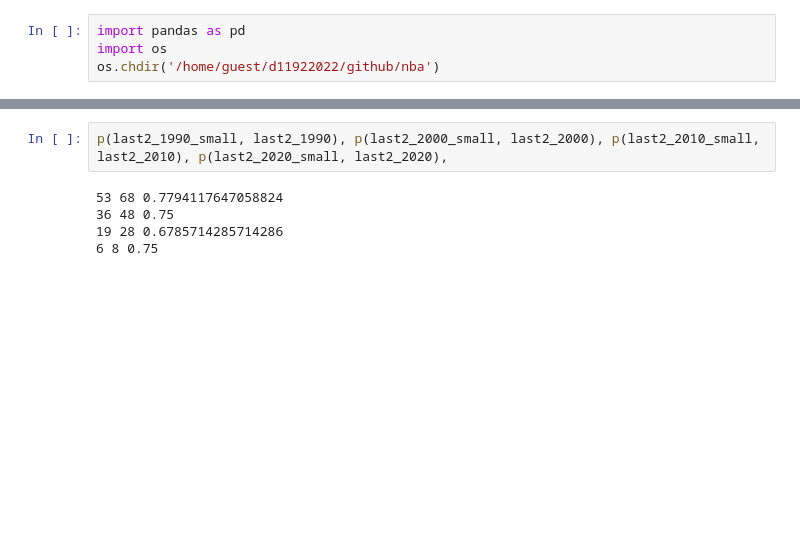
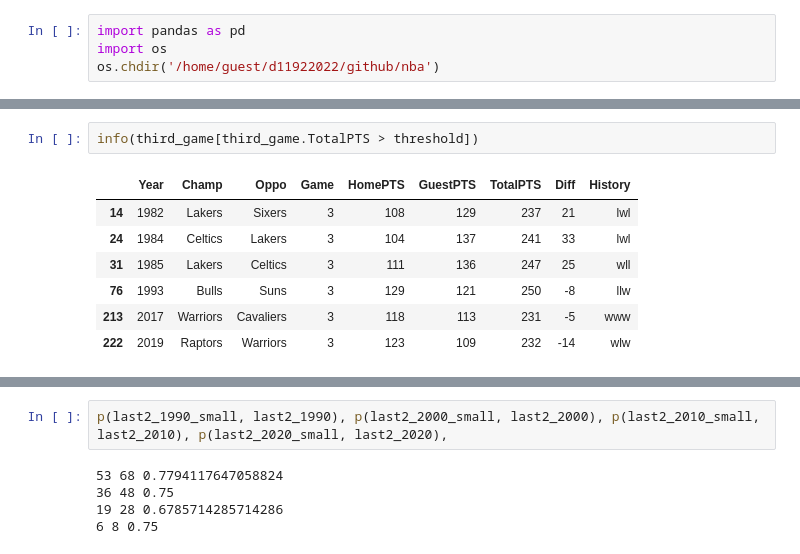
Before and after one commit to bonzo-ntu/nba, a Jupyter notebook: nba.ipynb, the cells around one changed output, grey strips where cells are left out. Cells and saved outputs as stored; diff of their text form; blank space fills up the shorter version.

```diff
--- a/nba.ipynb
+++ b/nba.ipynb
@@ -21,0 +180,10 @@ def p(df1, df2):
+# %%
+info(third_game[third_game.TotalPTS > threshold])
+# %% [output]
+|  | Year | Champ | Oppo | Game | HomePTS | GuestPTS | TotalPTS | Diff | History |
+| 14 | 1982 | Lakers | Sixers | 3 | 108 | 129 | 237 | 21 | lwl |
+| 24 | 1984 | Celtics | Lakers | 3 | 104 | 137 | 241 | 33 | lwl |
+| 31 | 1985 | Lakers | Celtics | 3 | 111 | 136 | 247 | 25 | wll |
+| 76 | 1993 | Bulls | Suns | 3 | 129 | 121 | 250 | -8 | llw |
+| 213 | 2017 | Warriors | Cavaliers | 3 | 118 | 113 | 231 | -5 | www |
+| 222 | 2019 | Raptors | Warriors | 3 | 123 | 109 | 232 | -14 | wlw |
```
Also changed, not shown: parts of 15 cells of this notebook, 1 other file.
